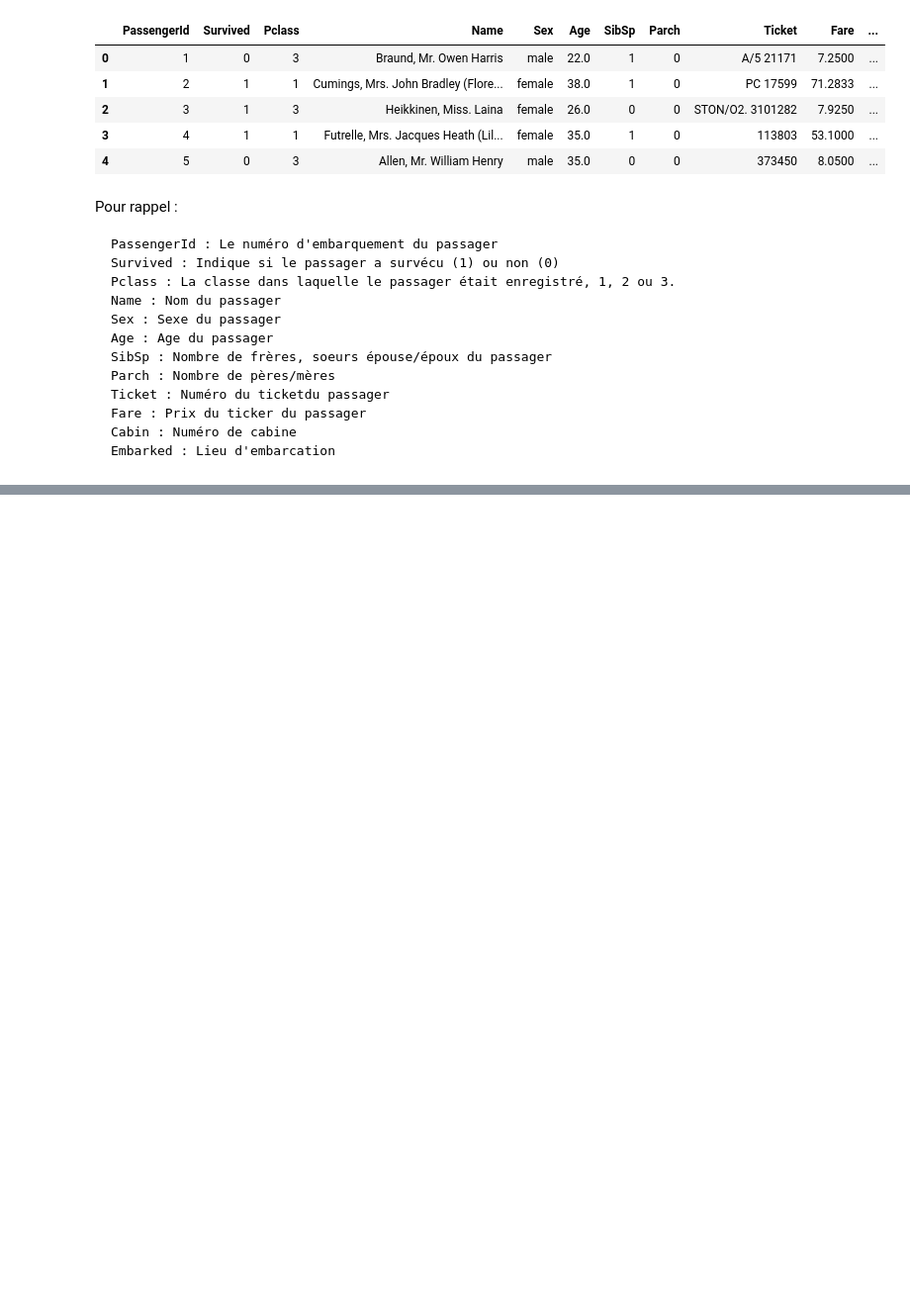
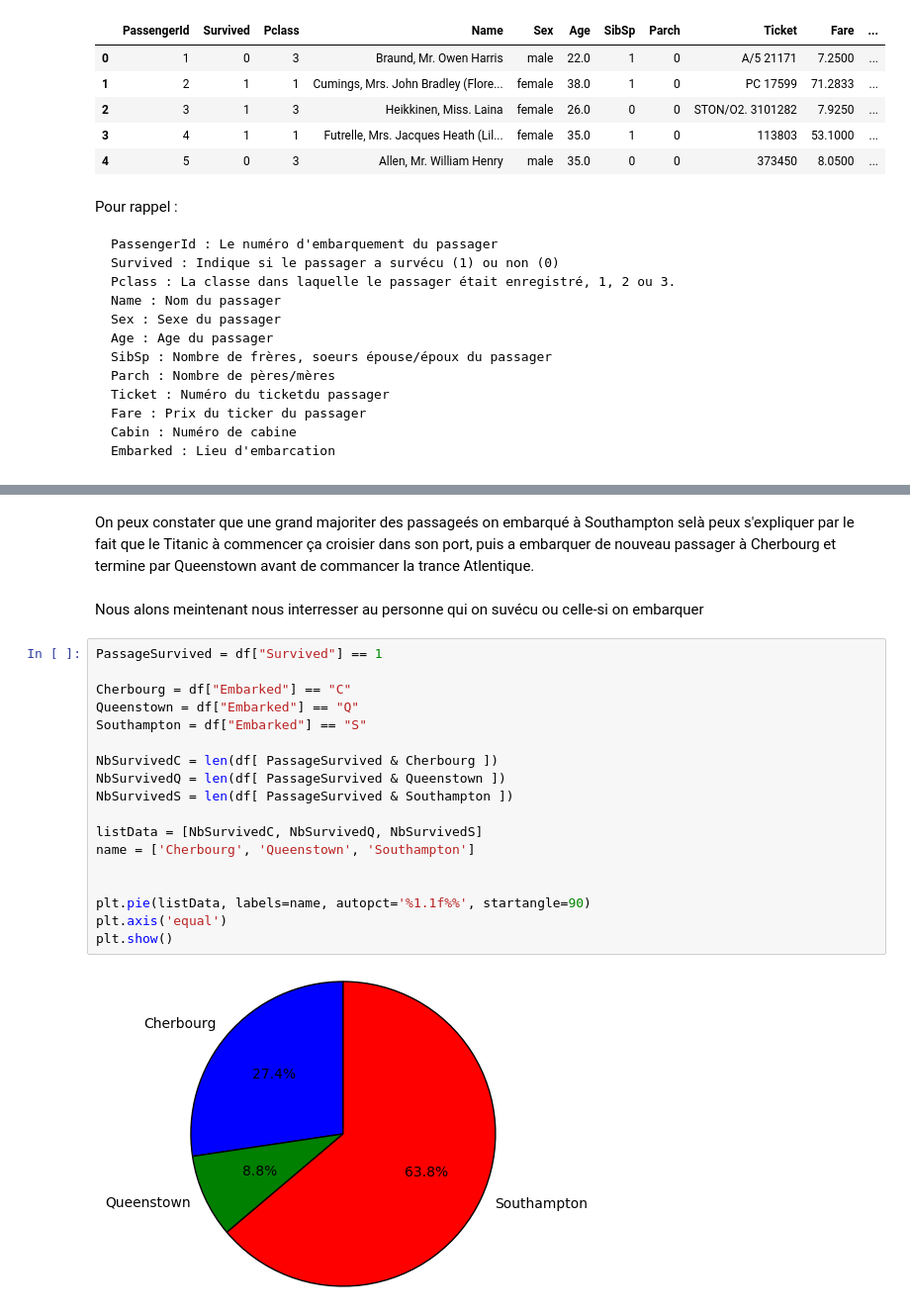
Before and after one commit to FloFloo17/2016-2017, a Jupyter notebook: P1/rapport_final.ipynb, the cells around one changed output, grey strips where cells are left out. Shown at 99% size. Drawn from its saved outputs; the diff is of its cells as text; blank space fills up the shorter version.

```diff
--- a/P1/rapport_final.ipynb
+++ b/P1/rapport_final.ipynb
@@ -45 +69,25 @@ Nous alons mientenante nous intéreser à la colone Embarked qui se traduit par
+# %% [markdown]
+On peux constater que une grand majoriter des passageés on embarqué à Southampton selà peux s'expliquer par le fait que le Titanic à commencer ça croisier dans son port, puis a embarquer de nouveau passager à Cherbourg et termine par Queenstown avant de commancer la trance Atlentique.
+# %% [markdown]
+Nous alons meintenant nous interresser au personne qui on suvécu ou celle-si on embarquer
+# %%
+PassageSurvived = df["Survived"] == 1
+
+Cherbourg = df["Embarked"] == "C"
+Queenstown = df["Embarked"] == "Q"
+Southampton = df["Embarked"] == "S"
+
+NbSurvivedC = len(df[ PassageSurvived & Cherbourg ])
+NbSurvivedQ = len(df[ PassageSurvived & Queenstown ])
+NbSurvivedS = len(df[ PassageSurvived & Southampton ])
+
+listData = [NbSurvivedC, NbSurvivedQ, NbSurvivedS]
+name = ['Cherbourg', 'Queenstown', 'Southampton']
+
+
+plt.pie(listData, labels=name, autopct='%1.1f%%', startangle=90)
+plt.axis('equal')
+plt.show()
+# %% [output]
+[figure, added]
 # %%
```
Also changed, not shown: parts of 5 cells of this notebook.
